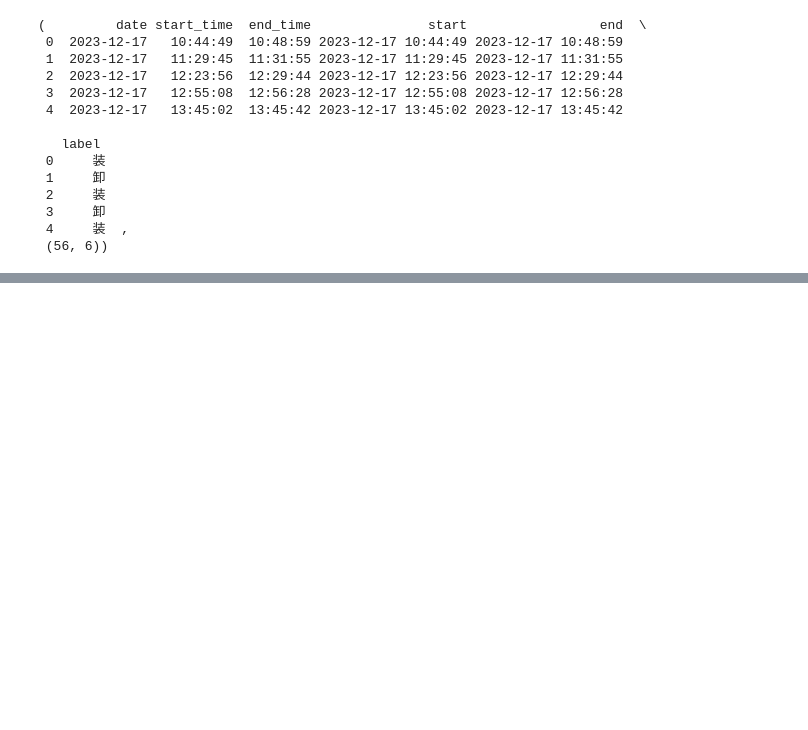
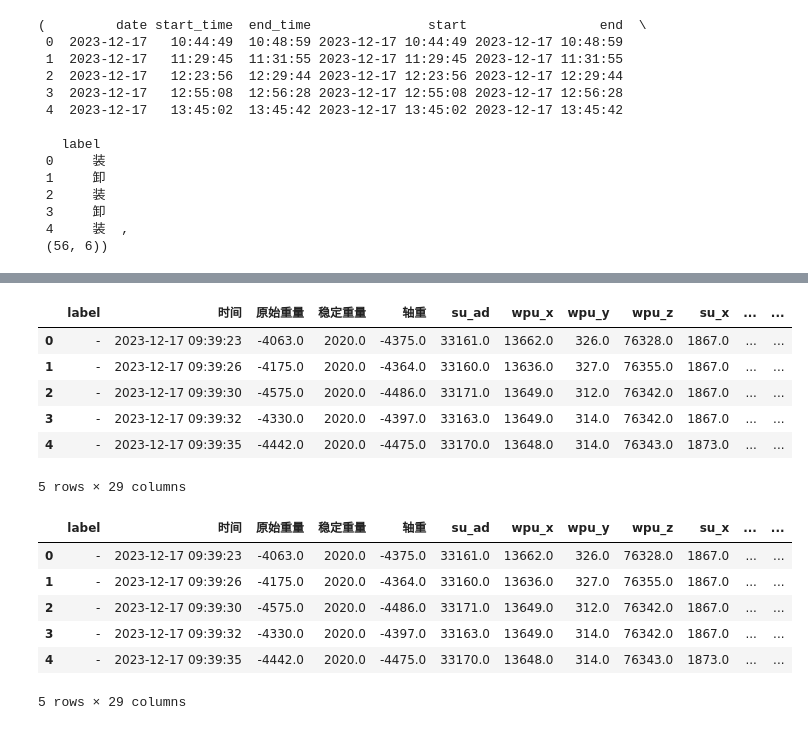
Before and after one commit to ainiubility/CNN-LSTM-Attention, a Jupyter notebook: CNN-LSTM-Attention.ipynb, the cells around one changed output, grey strips where cells are left out. Saved outputs shown, nothing was run; the diff lists cells and outputs as text; code cells hidden in the pictures; blank space fills up the shorter version.

```diff
--- a/CNN-LSTM-Attention.ipynb
+++ b/CNN-LSTM-Attention.ipynb
@@ -137,11 +184,7 @@ dtype: object
 # %%
-from sklearn.preprocessing import StandardScaler, LabelEncoder
+from sklearn.preprocessing import StandardScaler, LabelEncoder,MinMaxScaler
 
-# 使用StandardScaler或者MinMaxScaler进行标准化处理。
-# 创建标准化器对象
-scaler = StandardScaler()
-# （label）标准化
-le = LabelEncoder()
+
 
 number_types = [np.number]
 label_types = ["object"]
@@ -149,45 +192,74 @@ time_types = ["datetime64[ns]"]
 numeric_cols = df1.select_dtypes(include=number_types).columns.tolist()
 label_cols = df1.select_dtypes(include=label_types).columns.tolist()
 time_cols = df1.select_dtypes(include=time_types).columns.tolist()
+# display(label_cols,time_cols,numeric_cols)
 
+# 使用 StandardScaler 或者 MinMaxScaler 进行标准化处理。
+# 创建标准化器对象
+scaler = MinMaxScaler()
 
-def standard_scaler(inpudf: pd.DataFrame) -> pd.DataFrame:
+# （label）标准化
+le = LabelEncoder()
+le.fit(["装", "卸",'-'])
+
+def normalize(inpudf: pd.DataFrame) -> pd.DataFrame:
     """对df进行标准化处理"""
-
+    inpudf=inpudf.copy()
     # 数值型数据标准化： 使用StandardScaler或者MinMaxScaler进行标准化处理。
+    scaler.fit(inpudf[numeric_cols])
     inpudf[numeric_cols] = scaler.fit_transform(inpudf[numeric_cols])
 
     # 类别数据（label）标准化： 类别数据通常不做标准化，而是进行编码，比如One-Hot编码或者Label Encoding。
-    for col in label_cols:
-        inpudf[col] = le.fit_transform(inpudf[col])
-
+    # for col in label_cols:
+    #     inpudf[col] = le.fit_transform(inpudf[col])
+    inpudf[label_cols] = le.fit_transform(inpudf[label_cols])
     # 时间数据标准化： 时间数据通常不进行标准化，而是转换成可以比较的形式，如Unix时间戳或时间段差。
     # 将所有时间列转换为Unix时间戳（单位为秒）
     for col in time_cols:
         inpudf[col] = (
             inpudf[col].astype(np.int64) / 1e9
         )  # 默认pandas的datetime64[ns]转换为Unix时间戳（秒）
 
     return inpudf
 
 
 # 反标准化
 
 
-def inverse_standard_scaler(inpudf: pd.DataFrame) -> pd.DataFrame:
+def denormalize(inpudf: pd.DataFrame) -> pd.DataFrame:
     """对df中的数值列进行反标准化处理"""
 
     # 数值型数据标准化-
     inpudf[numeric_cols] = scaler.inverse_transform(inpudf[numeric_cols])
 
     # 类别数据（label）标准化-
     for col in label_cols:
         inpudf[col] = le.inverse_transform(inpudf[col])
 
     # 时间数据标准化-
     for col in time_cols:
         inpudf[col] = pd.to_datetime(
             inpudf[col] * 1e9
         )  # 默认pandas的datetime64[ns]转换为Unix时间戳（秒）
 
     return inpudf
+df0 = normalize(df1)
+
+df1 = denormalize(df0)
+display(df1.head())
+display(df0.head())
+# %% [output]
+|  | label | 时间 | 原始重量 | 稳定重量 | 轴重 | su_ad | wpu_x | wpu_y | wpu_z | su_x | ... | ... |
+| 0 | - | 2023-12-17 09:39:23 | -4063.0 | 2020.0 | -4375.0 | 33161.0 | 13662.0 | 326.0 | 76328.0 | 1867.0 | ... | ... |
+| 1 | - | 2023-12-17 09:39:26 | -4175.0 | 2020.0 | -4364.0 | 33160.0 | 13636.0 | 327.0 | 76355.0 | 1867.0 | ... | ... |
+| 2 | - | 2023-12-17 09:39:30 | -4575.0 | 2020.0 | -4486.0 | 33171.0 | 13649.0 | 312.0 | 76342.0 | 1867.0 | ... | ... |
+| 3 | - | 2023-12-17 09:39:32 | -4330.0 | 2020.0 | -4397.0 | 33163.0 | 13649.0 | 314.0 | 76342.0 | 1867.0 | ... | ... |
+| 4 | - | 2023-12-17 09:39:35 | -4442.0 | 2020.0 | -4475.0 | 33170.0 | 13648.0 | 314.0 | 76343.0 | 1873.0 | ... | ... |
+5 rows × 29 columns
+|  | label | 时间 | 原始重量 | 稳定重量 | 轴重 | su_ad | wpu_x | wpu_y | wpu_z | su_x | ... | ... |
+| 0 | - | 2023-12-17 09:39:23 | -4063.0 | 2020.0 | -4375.0 | 33161.0 | 13662.0 | 326.0 | 76328.0 | 1867.0 | ... | ... |
+| 1 | - | 2023-12-17 09:39:26 | -4175.0 | 2020.0 | -4364.0 | 33160.0 | 13636.0 | 327.0 | 76355.0 | 1867.0 | ... | ... |
+| 2 | - | 2023-12-17 09:39:30 | -4575.0 | 2020.0 | -4486.0 | 33171.0 | 13649.0 | 312.0 | 76342.0 | 1867.0 | ... | ... |
+| 3 | - | 2023-12-17 09:39:32 | -4330.0 | 2020.0 | -4397.0 | 33163.0 | 13649.0 | 314.0 | 76342.0 | 1867.0 | ... | ... |
+| 4 | - | 2023-12-17 09:39:35 | -4442.0 | 2020.0 | -4475.0 | 33170.0 | 13648.0 | 314.0 | 76343.0 | 1873.0 | ... | ... |
+5 rows × 29 columns
```
Also changed, not shown: parts of 13 cells of this notebook, 8 other files.
